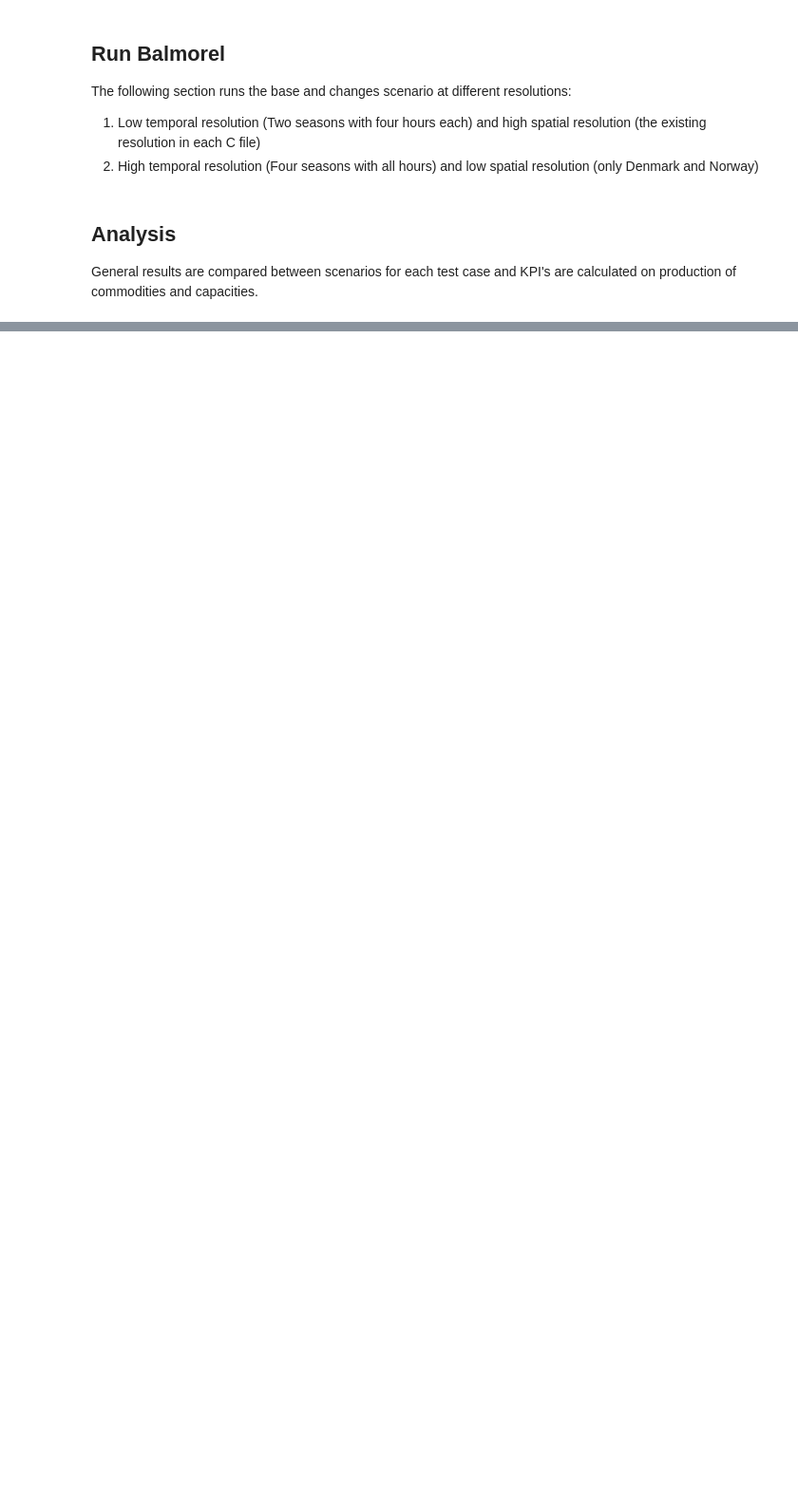
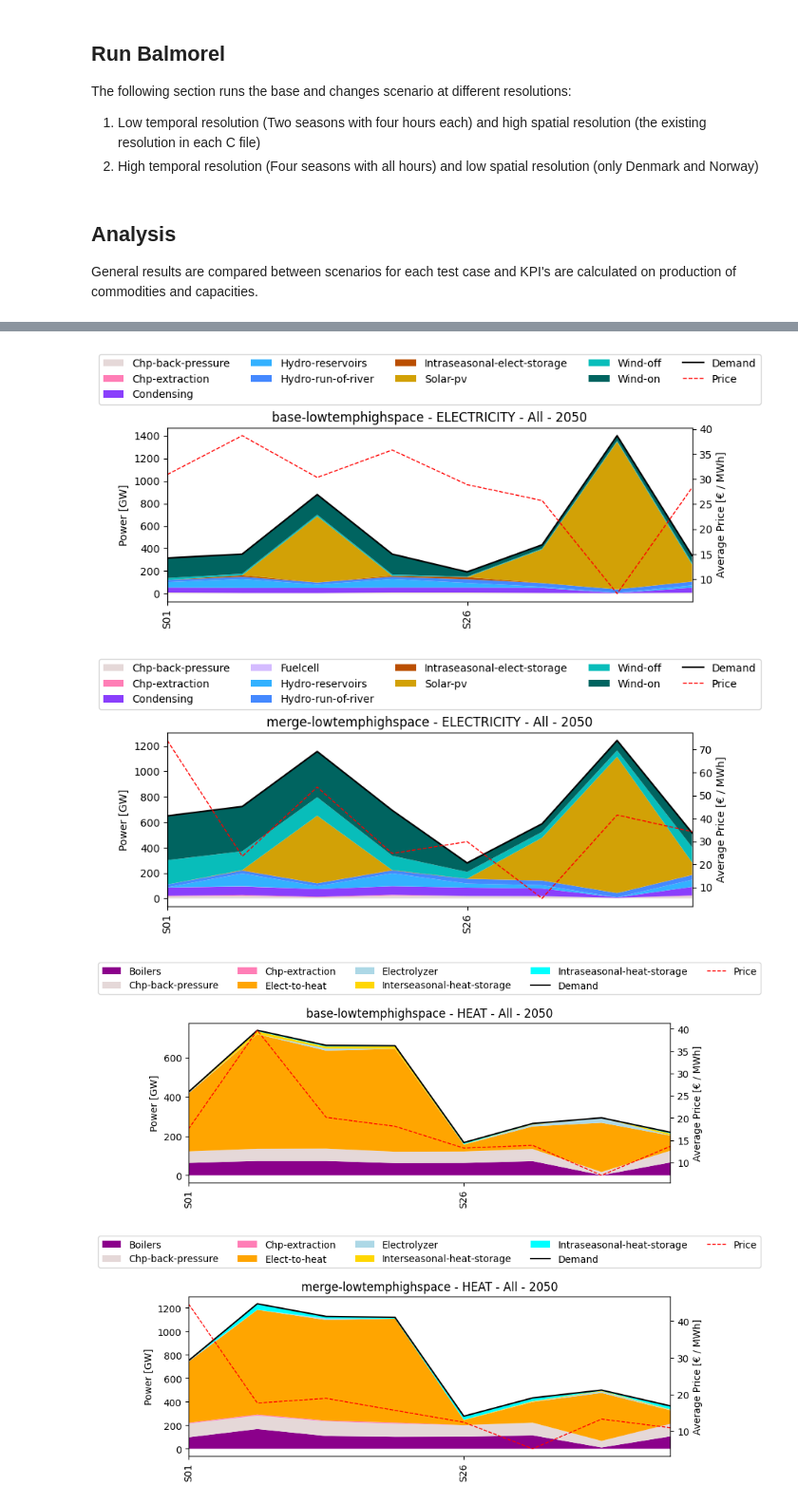
Before and after one commit to balmorelcommunity/Balmorel, a Jupyter notebook: base/auxils/master_merge_tests/merge_tests.ipynb, the cells around one changed output, grey strips where cells are left out. Shown at 95% size. Cells and saved outputs as stored; diff of their text form; code cells hidden in the pictures; blank space fills up the shorter version.

Commit message:
Finished master_merge_tests

```diff
--- a/base/auxils/master_merge_tests/merge_tests.ipynb
+++ b/base/auxils/master_merge_tests/merge_tests.ipynb
@@ -120,10 +127,3 @@ for scenario in scenarios:
 ## Analysis
 
 General results are compared between scenarios for each test case and KPI's are calculated on production of commodities and capacities.
-# %%
-scenarios = ['base', 'base_changes']
-
-### 2.0 Load Results
-mr = MainResults(files=['MainResults_%s.gdx'%test_case for test_case in test_cases]*2,
-                 paths=['../../../%s/model'%scenario for scenario in scenarios for i in range(2) ],
-                 scenario_names=['%s_%s'%(scenario, test_case) for scenario in scenarios for test_case in test_cases])
@@ -162,7 +178,7 @@ Year
 # %%
 ### 2.2 Calculate Difference in Generation Capacities
 cap = mr.get_result('G_CAP_YCRAF')
-cap = cap[(cap.Technology != 'INTRASEASONAL-ELECT-STORAGE') &\
+sto = cap[(cap.Technology != 'INTRASEASONAL-ELECT-STORAGE') &\
         (cap.Technology != 'INTRASEASONAL-HEAT-STORAGE') &\
         (cap.Technology != 'INTERSEASONAL-HEAT-STORAGE') &\
         (cap.Technology != 'H2-STORAGE')].pivot_table(index='Year',
@@ -170,10 +186,7 @@ cap = cap[(cap.Technology != 'INTRASEASONAL-ELECT-STORAGE') &\
                                                             values='Value',
                                                             aggfunc='sum').fillna(0)
 
-print('All generation capacities [GW]:\n-------------------------------\n', cap.to_string(), '\n')
-for test_case in test_cases:
-    print('\nDifference in generation capacities in GW between %s and %s in for %s:'%tuple(scenarios + [test_case]),
-          '\n-------------------------------------------------------------')
-    print((cap['%s_%s'%(scenarios[1], test_case)] - cap['%s_%s'%(scenarios[0], test_case)]).to_string() + '\n')
+print_results(cap, 'generation capacities', 'GW',
+              scenarios, test_cases, '-')
 # %% [output]
 All generation capacities [GW]:
@@ -196,14 +209,11 @@ Year
 # %%
 ### 2.3 Calculate Difference in Storage Capacities
-cap = mr.get_result('G_STO_YCRAF').pivot_table(index='Year',
+sto = mr.get_result('G_STO_YCRAF').pivot_table(index='Year',
                                         columns=['Scenario', 'Commodity'],
                                         values='Value',
                                         aggfunc='sum').fillna(0)
 
-print('All storage capacities [GWh]:\n-----------------------------\n', cap.to_string(), '\n')
-for test_case in test_cases:
-    print('\nDifference in storage capacities in GWh between %s and %s in for %s:'%tuple(scenarios + [test_case]),
-          '\n-------------------------------------------------------------')
-    print((cap['%s_%s'%(scenarios[1], test_case)] - cap['%s_%s'%(scenarios[0], test_case)]).to_string() + '\n')
+print_results(sto, 'storage capacities', 'GWh',
+              scenarios, test_cases, '-')
 # %% [output]
 All storage capacities [GWh]:
@@ -226,14 +236,11 @@ Year
 # %%
 ### 2.4 Calculate Difference in Transmission Capacities
-cap = mr.get_result('X_CAP_YCR').pivot_table(index='Year',
+eltran = mr.get_result('X_CAP_YCR').pivot_table(index='Year',
                                         columns=['Scenario'],
                                         values='Value',
                                         aggfunc=lambda x: np.sum(x)/2).fillna(0) # Remember to divide by two
 
-print('All electricity transmission capacities [GW]:\n---------------------------------------------\n', cap.to_string(), '\n')
-for test_case in test_cases:
-    print('\nDifference in electricity transmission capacities in GW between %s and %s in for %s:'%tuple(scenarios + [test_case]),
-          '\n-------------------------------------------------------------')
-    print((cap['%s_%s'%(scenarios[1], test_case)] - cap['%s_%s'%(scenarios[0], test_case)]).to_string() + '\n')
+print_results(eltran, 'electricity transmission capacities',
+              'GW', scenarios, test_cases, '-')
 # %% [output]
 All electricity transmission capacities [GW]:
@@ -258,0 +290,11 @@ Year
+# %%
+### 2.6 Profiles
+for test_case in test_cases:
+    for carrier in ['electricity', 'heat', 'hydrogen']:
+        for scenario in scenarios:
+            mr.plot_profile(carrier, 2050, '%s-%s'%(scenario, test_case))
+# %% [output]
+[figure, added]
+[figure, added]
+[figure, added]
+[figure, added]
```
Also changed, not shown: parts of 13 cells of this notebook, 1 other file.
